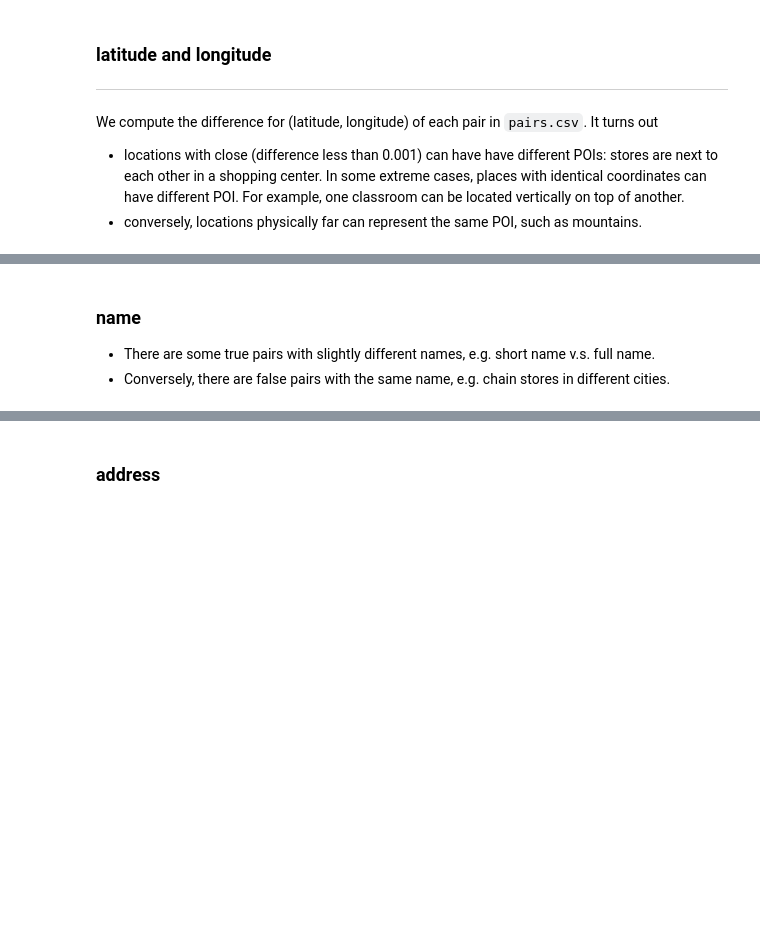
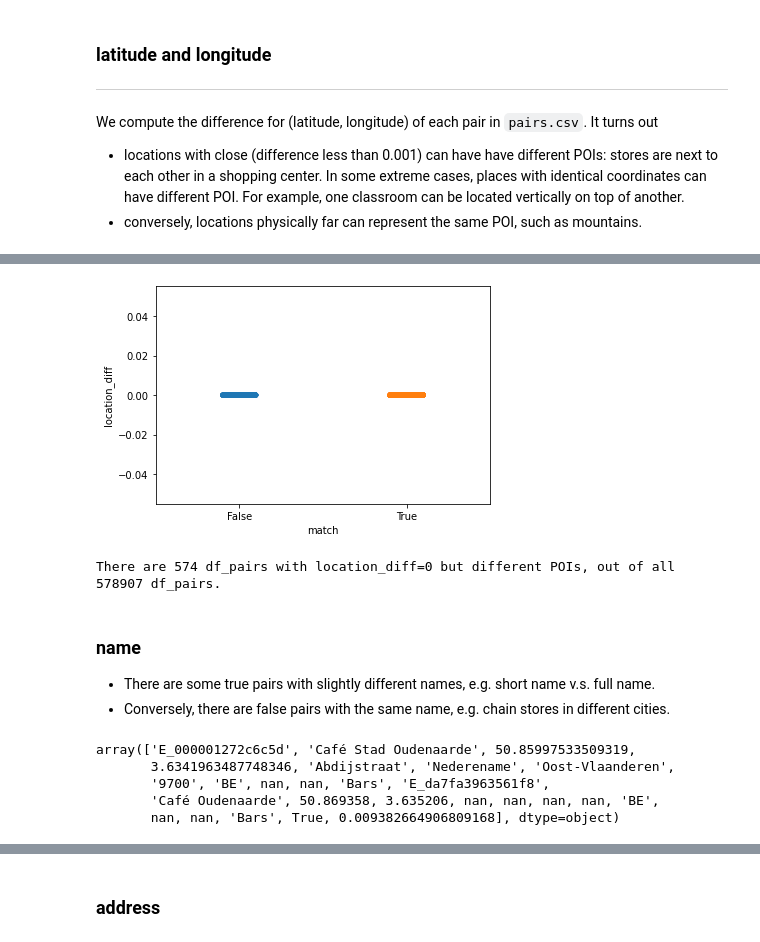
Before and after one commit to gormantt/foursquare-location-matching, a Jupyter notebook: group_code/2022.05.25_train_and_pairs_eda.ipynb, the cells around one changed output, grey strips where cells are left out. Saved outputs shown, nothing was run; the diff lists cells and outputs as text; code cells hidden in the pictures; blank space fills up the shorter version.

```diff
--- a/group_code/2022.05.25_train_and_pairs_eda.ipynb
+++ b/group_code/2022.05.25_train_and_pairs_eda.ipynb
@@ -210,13 +233,23 @@ plt.show()
 # %%
-sns.stripplot(x="match", y="location_diff", data=pairs.loc[pairs.location_diff==0])
+sns.stripplot(x="match", y="location_diff", data=df_pairs.loc[df_pairs.location_diff==0])
 plt.show()
+# %% [output]
+[figure, added]
 # %%
-print('There are',len(pairs.loc[(pairs.location_diff==0) & (pairs.match==False)]),'pairs with location_diff=0 but different POIs, out of all',len(pairs),'pairs.')
+print('There are',len(df_pairs.loc[(df_pairs.location_diff==0) & (df_pairs.match==False)]),'df_pairs with location_diff=0 but different POIs, out of all',len(df_pairs),'df_pairs.')
+# %% [output]
+There are 574 df_pairs with location_diff=0 but different POIs, out of all 578907 df_pairs.
 # %% [markdown]
 ### name
 
   * There are some true pairs with slightly different names, e.g. short name v.s. full name.
   * Conversely, there are false pairs with the same name, e.g. chain stores in different cities.
 # %%
-pairs.loc[pairs.match==True].values[0]
+df_pairs.loc[df_pairs.match==True].values[0]
+# %% [output]
+array(['E_000001272c6c5d', 'Café Stad Oudenaarde', 50.85997533509319,
+       3.6341963487748346, 'Abdijstraat', 'Nederename', 'Oost-Vlaanderen',
+       '9700', 'BE', nan, nan, 'Bars', 'E_da7fa3963561f8',
+       'Café Oudenaarde', 50.869358, 3.635206, nan, nan, nan, nan, 'BE',
+       nan, nan, 'Bars', True, 0.009382664906809168], dtype=object)
 # %%
```
Also changed, not shown: parts of 19 cells of this notebook.
